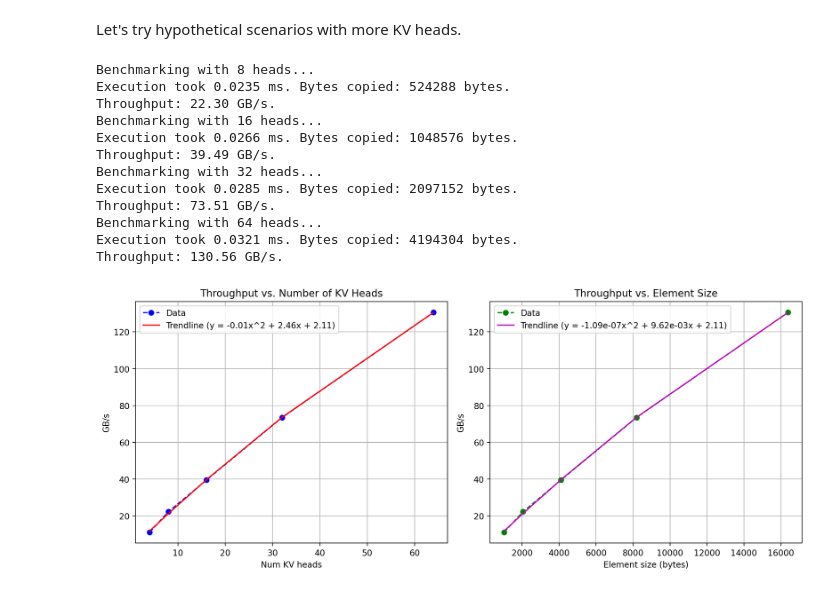
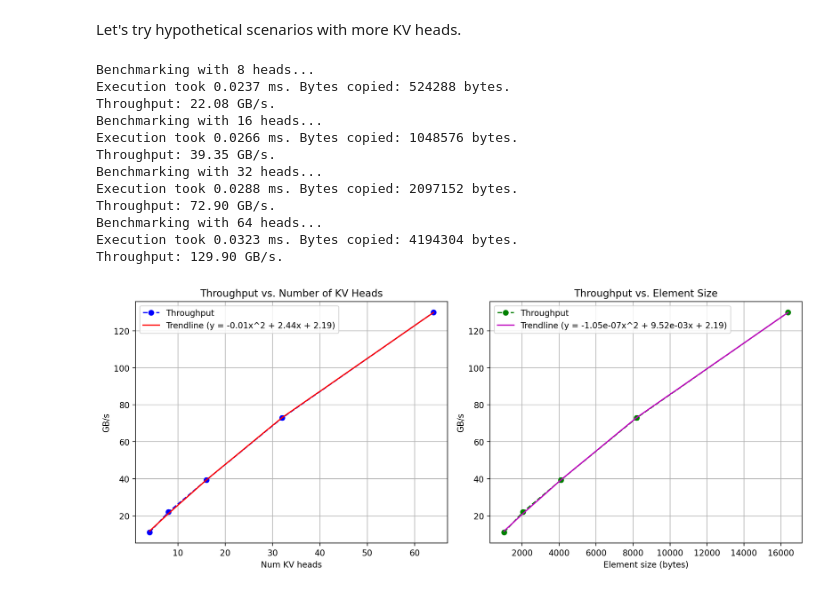
Before and after one commit to tengyifei/playground, a Jupyter notebook: pallas/index-copy.ipynb, the cells around one changed output. Cells and saved outputs as stored; diff of their text form; code cells hidden in the pictures.

```diff
--- a/pallas/index-copy.ipynb
+++ b/pallas/index-copy.ipynb
@@ -119,7 +119,7 @@ def benchmark_index_copy(num_heads=4):
   def run_benchmark():
     torch_xla.sync(wait=True)
     xm.wait_device_ops()
-    NUM_STEPS = 1000
+    NUM_STEPS = 200
     xp.start_trace(PROFILE_DIR)
     for i in range(NUM_STEPS):
       benchmark_step(kv_cache, new_kv, slot_mapping)
@@ -154,17 +154,17 @@ num_heads = np.array(num_heads)
 throughputs = np.array(throughputs) / 1e9  # Convert to GB/s
 # %% [output]
 Benchmarking with 8 heads...
-Execution took 0.0235 ms. Bytes copied: 524288 bytes.
-Throughput: 22.30 GB/s.
+Execution took 0.0237 ms. Bytes copied: 524288 bytes.
+Throughput: 22.08 GB/s.
 Benchmarking with 16 heads...
 Execution took 0.0266 ms. Bytes copied: 1048576 bytes.
-Throughput: 39.49 GB/s.
+Throughput: 39.35 GB/s.
 Benchmarking with 32 heads...
-Execution took 0.0285 ms. Bytes copied: 2097152 bytes.
-Throughput: 73.51 GB/s.
+Execution took 0.0288 ms. Bytes copied: 2097152 bytes.
+Throughput: 72.90 GB/s.
 Benchmarking with 64 heads...
-Execution took 0.0321 ms. Bytes copied: 4194304 bytes.
-Throughput: 130.56 GB/s.
+Execution took 0.0323 ms. Bytes copied: 4194304 bytes.
+Throughput: 129.90 GB/s.
 # %%
 import numpy as np
 import matplotlib.pyplot as plt
@@ -173,36 +173,36 @@ import matplotlib.pyplot as plt
 
 fig, (ax1, ax2) = plt.subplots(1, 2, figsize=(12, 5))
 
 # --- First subplot: Throughput vs. Number of KV Heads ---
 coeffs1 = np.polyfit(num_heads, throughputs, 2)
 fitted1 = np.poly1d(coeffs1)
-ax1.plot(num_heads, throughputs, 'bo--', label='Data')
+ax1.plot(num_heads, throughputs, 'bo--', label='Throughput')
 ax1.plot(num_heads, fitted1(num_heads), 'r-', label=f'Trendline (y = {coeffs1[0]:.2f}x^2 + {coeffs1[1]:.2f}x + {coeffs1[2]:.2f})')
 ax1.set_title('Throughput vs. Number of KV Heads')
 ax1.set_ylabel('GB/s')
 ax1.set_xlabel('Num KV heads')
 ax1.legend()
 ax1.grid(True)
 
 # --- Second subplot: Throughput vs. Element Size ---
 element_size = num_heads * 128 * 2  # in bytes
 
 coeffs2 = np.polyfit(element_size, throughputs, 2)
 fitted2 = np.poly1d(coeffs2)
-ax2.plot(element_size, throughputs, 'go--', label='Data')
+ax2.plot(element_size, throughputs, 'go--', label='Throughput')
 # Using scientific notation for coefficients as they can be very small
 ax2.plot(element_size, fitted2(element_size), 'm-', label=f'Trendline (y = {coeffs2[0]:.2e}x^2 + {coeffs2[1]:.2e}x + {coeffs2[2]:.2f})')
 ax2.set_title('Throughput vs. Element Size')
 ax2.set_ylabel('GB/s')
 ax2.set_xlabel('Element size (bytes)')
 ax2.legend()
 ax2.grid(True)
 
 # Adjust layout to prevent titles/labels from overlapping and show the plot
 plt.tight_layout()
 plt.show()
 # %% [output]
-[figure, old version]
+[figure, new version]
 # %% [markdown]
 ## Observations
 
```
Also changed, not shown: parts of 7 cells of this notebook.
